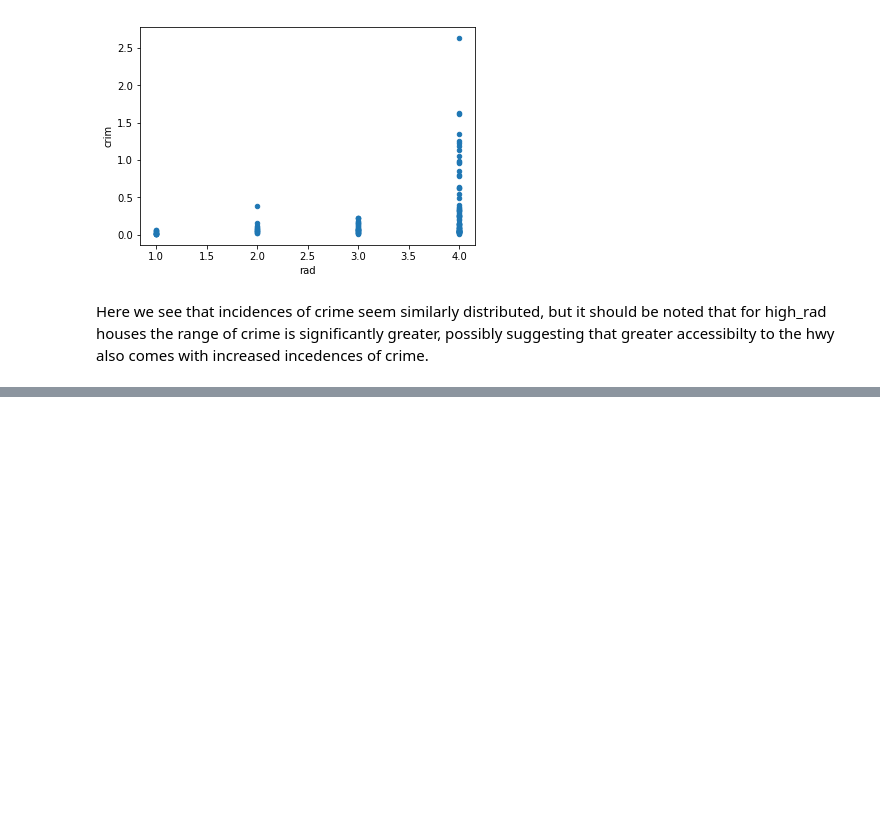
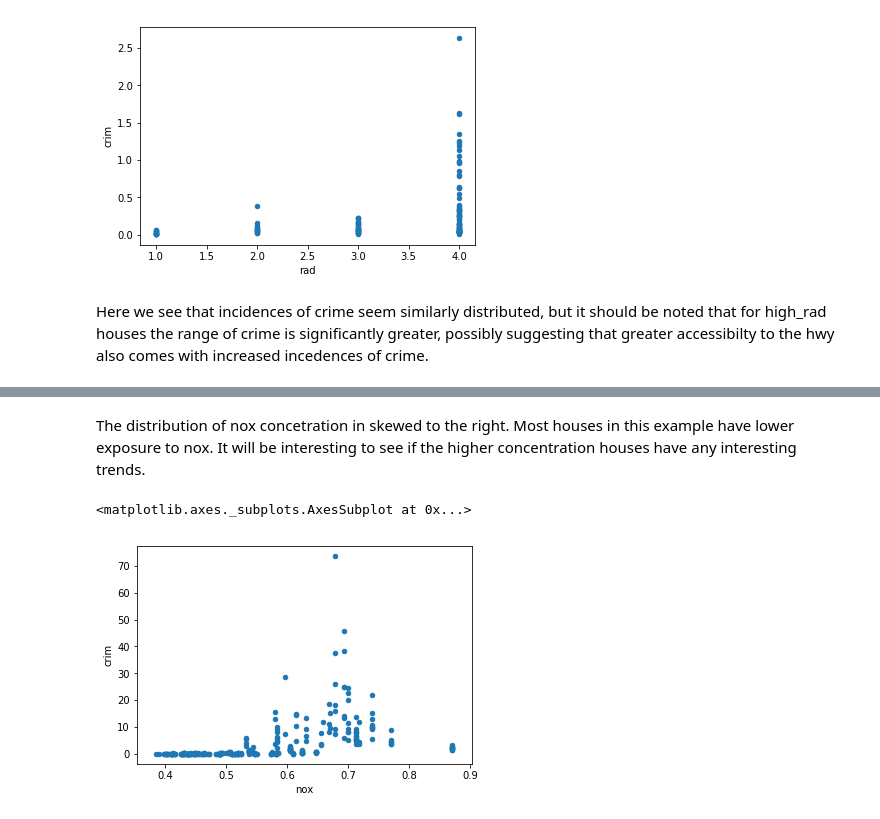
Before and after one commit to rab175/dsc-project-eda-with-pandas-online-ds-pt-071519, a Jupyter notebook: Section04_Project.ipynb, the cells around one changed output, grey strips where cells are left out. Drawn from its saved outputs; the diff is of its cells as text; code cells hidden in the pictures; blank space fills up the shorter version.

```diff
--- a/Section04_Project.ipynb
+++ b/Section04_Project.ipynb
@@ -144,0 +164,7 @@ Here we see that incidences of crime seem similarly distributed, but it should b
+# %% [markdown]
+The distribution of nox concetration in skewed to the right. Most houses in this example have lower exposure to nox. It will be interesting to see if the higher concentration houses have any interesting trends.
+# %%
+df.plot('nox', 'crim', kind='scatter')
+# %% [output]
+<matplotlib.axes._subplots.AxesSubplot at 0x...>
+[figure, added]
```
Also changed, not shown: parts of 21 cells of this notebook.
